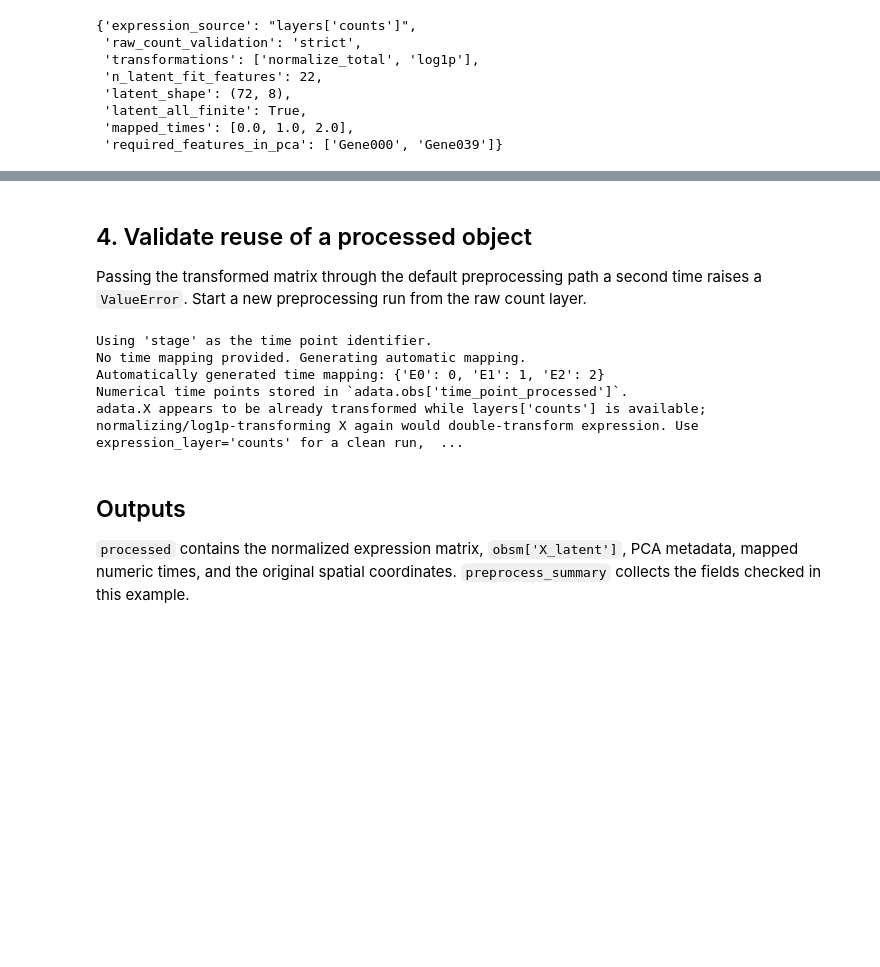
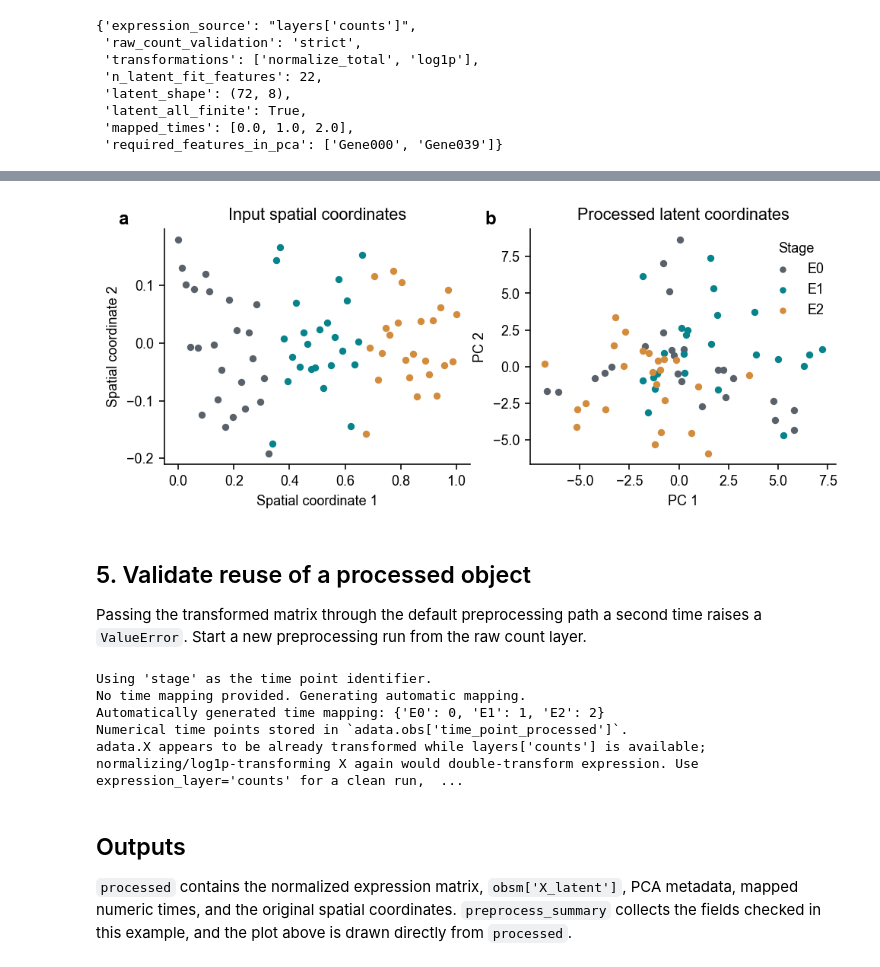
Before and after one commit to zhenyiizhang/cytobridge-spatial, a Jupyter notebook: docs/tutorials/data_preparation/synthetic_preprocessing.ipynb, the cells around one changed output, grey strips where cells are left out. Cells and saved outputs as stored; diff of their text form; code cells hidden in the pictures; blank space fills up the shorter version.

Commit message:
Finish reader-facing workflows and reproducible figure tutorials

```diff
--- a/docs/tutorials/data_preparation/synthetic_preprocessing.ipynb
+++ b/docs/tutorials/data_preparation/synthetic_preprocessing.ipynb
@@ -42,10 +57,12 @@ counts = rng.poisson(2.0, size=(n_cells, n_genes)).astype(np.float32)
 counts[stages == "E1", :5] += 2
 counts[stages == "E2", 5:10] += 3
 counts[:, 39] = 0  # deterministic low-information marker used in the PCA feature check
-spatial = np.column_stack([
-    np.linspace(0.0, 1.0, n_cells),
-    rng.normal(0.0, 0.08, size=n_cells),
-]).astype(np.float32)
+spatial = np.column_stack(
+    [
+        np.linspace(0.0, 1.0, n_cells),
+        rng.normal(0.0, 0.08, size=n_cells),
+    ]
+).astype(np.float32)
 
 obs = pd.DataFrame(
     {
@@ -155,8 +186,62 @@ preprocess_summary
+# %%
+stage_colors = {"E0": "#59616A", "E1": "#07838B", "E2": "#D28C3C"}
+fig, axes = plt.subplots(1, 2, figsize=(7.0, 3.0))
+
+for stage in stage_colors:
+    mask = processed.obs["stage"].astype(str).to_numpy() == stage
+    axes[0].scatter(
+        processed.obsm["spatial"][mask, 0],
+        processed.obsm["spatial"][mask, 1],
+        s=22,
+        color=stage_colors[stage],
+        linewidth=0,
+        label=stage,
+    )
+    axes[1].scatter(
+        processed.obsm["X_latent"][mask, 0],
+        processed.obsm["X_latent"][mask, 1],
+        s=22,
+        color=stage_colors[stage],
+        linewidth=0,
+        label=stage,
+    )
+
+for letter, ax in zip(("a", "b"), axes):
+    ax.text(
+        -0.15,
+        1.08,
+        letter,
+        transform=ax.transAxes,
+        fontsize=12,
+        fontweight="bold",
+        va="top",
+    )
+    ax.spines[["top", "right"]].set_visible(False)
+
+axes[0].set(
+    title="Input spatial coordinates",
+    xlabel="Spatial coordinate 1",
+    ylabel="Spatial coordinate 2",
+)
+axes[1].set(
+    title="Processed latent coordinates",
+    xlabel="PC 1",
+    ylabel="PC 2",
+)
+axes[1].legend(frameon=False, title="Stage", markerscale=0.9)
+fig.tight_layout()
+image_buffer = BytesIO()
+fig.savefig(image_buffer, format="png", dpi=144, bbox_inches="tight")
+plt.close(fig)
+display(Image(data=image_buffer.getvalue()))
+# %% [output]
+[figure, added]
 # %% [markdown]
-## 4. Validate reuse of a processed object
+## 5. Validate reuse of a processed object
 
-Passing the transformed matrix through the default preprocessing path a second time raises a
-`ValueError`. Start a new preprocessing run from the raw count layer.
+Passing the transformed matrix through the default preprocessing path a second
+time raises a `ValueError`. Start a new preprocessing run from the raw count
+layer.
 # %%
 try:
     CytoBridge.pp.preprocess(
@@ -180,6 +265,7 @@ adata.X appears to be already transformed while layers['counts'] is available; n
 # %% [markdown]
 ## Outputs
 
-`processed` contains the normalized expression matrix, `obsm['X_latent']`, PCA metadata,
-mapped numeric times, and the original spatial coordinates. `preprocess_summary` collects the
-fields checked in this example.
+`processed` contains the normalized expression matrix, `obsm['X_latent']`,
+PCA metadata, mapped numeric times, and the original spatial coordinates.
+`preprocess_summary` collects the fields checked in this example, and the plot
+above is drawn directly from `processed`.
```
Also changed, not shown: parts of 8 cells of this notebook, 50 other files.
